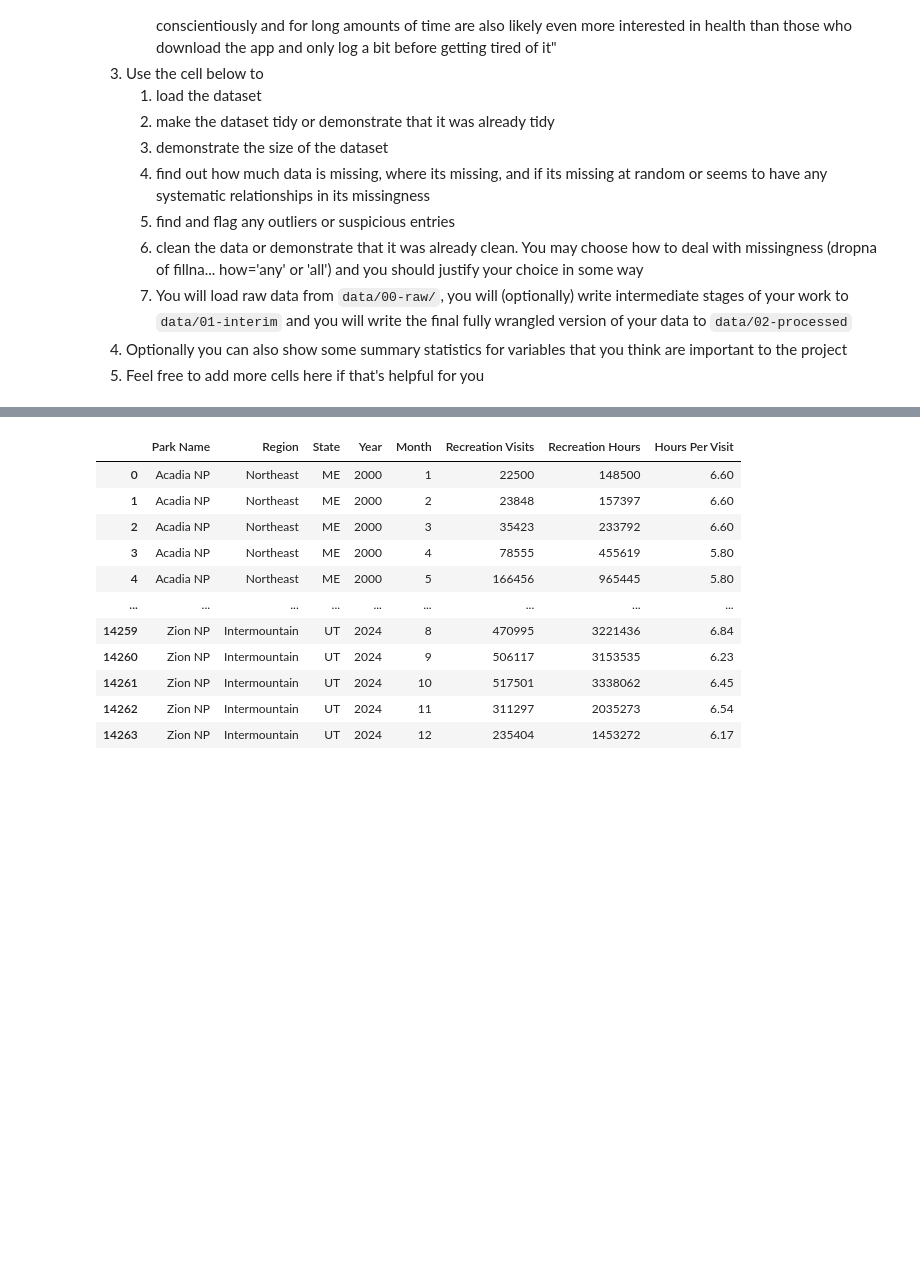
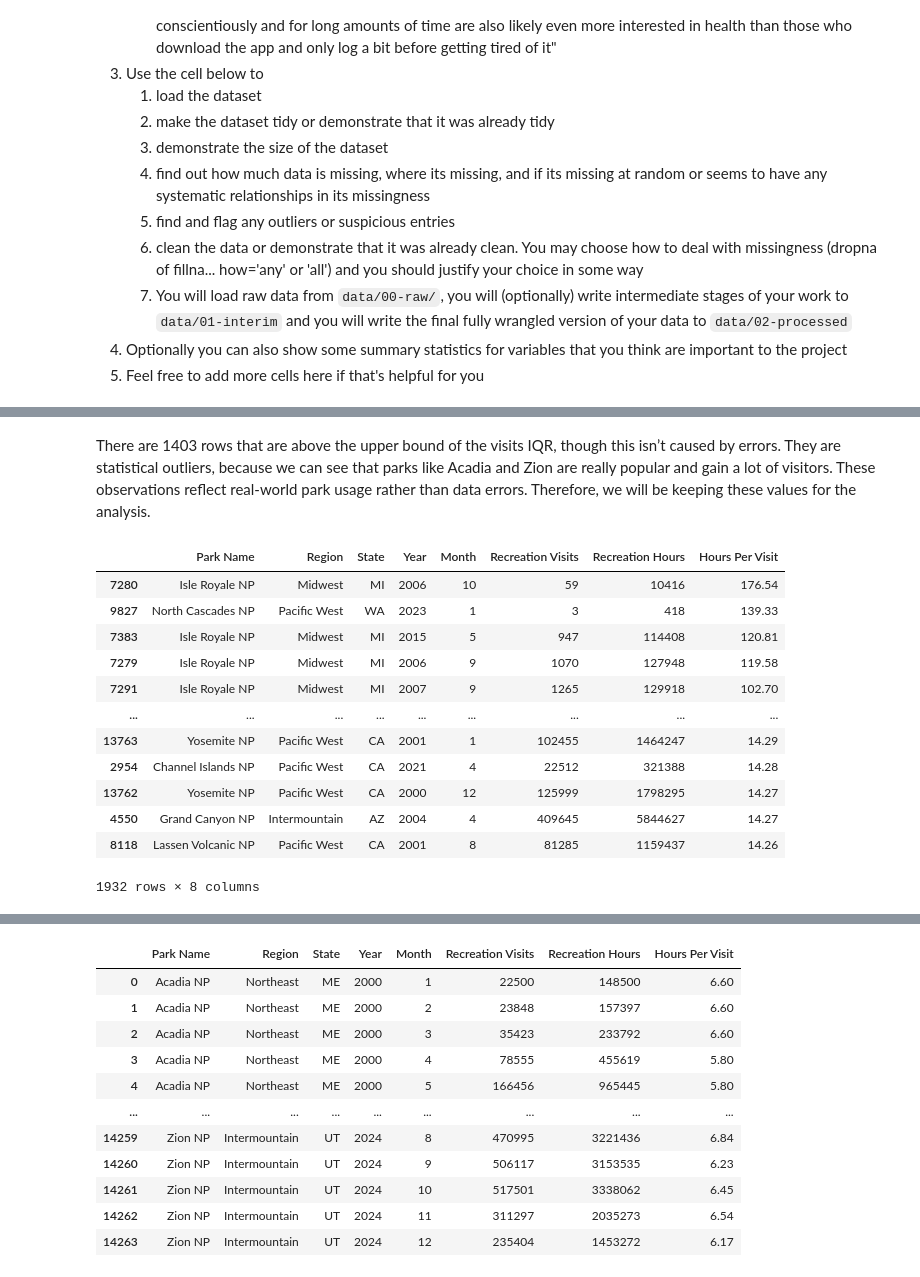
Before and after one commit to COGS108/Group112_WI26, a Jupyter notebook: 01-DataCheckpoint.ipynb, the cells around one changed output, grey strips where cells are left out. Cells and saved outputs as stored; diff of their text form; code cells hidden in the pictures; blank space fills up the shorter version.

```diff
--- a/01-DataCheckpoint.ipynb
+++ b/01-DataCheckpoint.ipynb
@@ -223,0 +254,29 @@ national_parks_cleaned.to_csv(processed_path, index = False)
+# %% [markdown]
+There are 1403 rows that are above the upper bound of the visits IQR, though this isn’t caused by errors. They are statistical outliers, because we can see that parks like Acadia and Zion are really popular and gain a lot of visitors. These observations reflect real-world park usage rather than data errors. Therefore, we will be keeping these values for the analysis.
+# %%
+## Constructing IQR for flagging outliers (For Hours Per Visits)
+q1 = national_parks_cleaned['Hours Per Visit'].quantile(0.25)
+q3 = national_parks_cleaned['Hours Per Visit'].quantile(0.75)
+iqr = q3 - q1
+
+## Calculating the upper bound
+hpv_upper = q3 + 1.5 * iqr
+
+## Finding the outliers
+hpv_outliers = national_parks_cleaned[national_parks_cleaned['Hours Per Visit'] > hpv_upper]
+## Showing the highest outliers
+hpv_outliers.sort_values('Hours Per Visit', ascending = False)
+# %% [output]
+|  | Park Name | Region | State | Year | Month | Recreation Visits | Recreation Hours | Hours Per Visit |
+| 7280 | Isle Royale NP | Midwest | MI | 2006 | 10 | 59 | 10416 | 176.54 |
+| 9827 | North Cascades NP | Pacific West | WA | 2023 | 1 | 3 | 418 | 139.33 |
+| 7383 | Isle Royale NP | Midwest | MI | 2015 | 5 | 947 | 114408 | 120.81 |
+| 7279 | Isle Royale NP | Midwest | MI | 2006 | 9 | 1070 | 127948 | 119.58 |
+| 7291 | Isle Royale NP | Midwest | MI | 2007 | 9 | 1265 | 129918 | 102.70 |
+| ... | ... | ... | ... | ... | ... | ... | ... | ... |
+| 13763 | Yosemite NP | Pacific West | CA | 2001 | 1 | 102455 | 1464247 | 14.29 |
+| 2954 | Channel Islands NP | Pacific West | CA | 2021 | 4 | 22512 | 321388 | 14.28 |
+| 13762 | Yosemite NP | Pacific West | CA | 2000 | 12 | 125999 | 1798295 | 14.27 |
+| 4550 | Grand Canyon NP | Intermountain | AZ | 2004 | 4 | 409645 | 5844627 | 14.27 |
+| 8118 | Lassen Volcanic NP | Pacific West | CA | 2001 | 8 | 81285 | 1159437 | 14.26 |
+1932 rows × 8 columns
```
Also changed, not shown: parts of 6 cells of this notebook.
